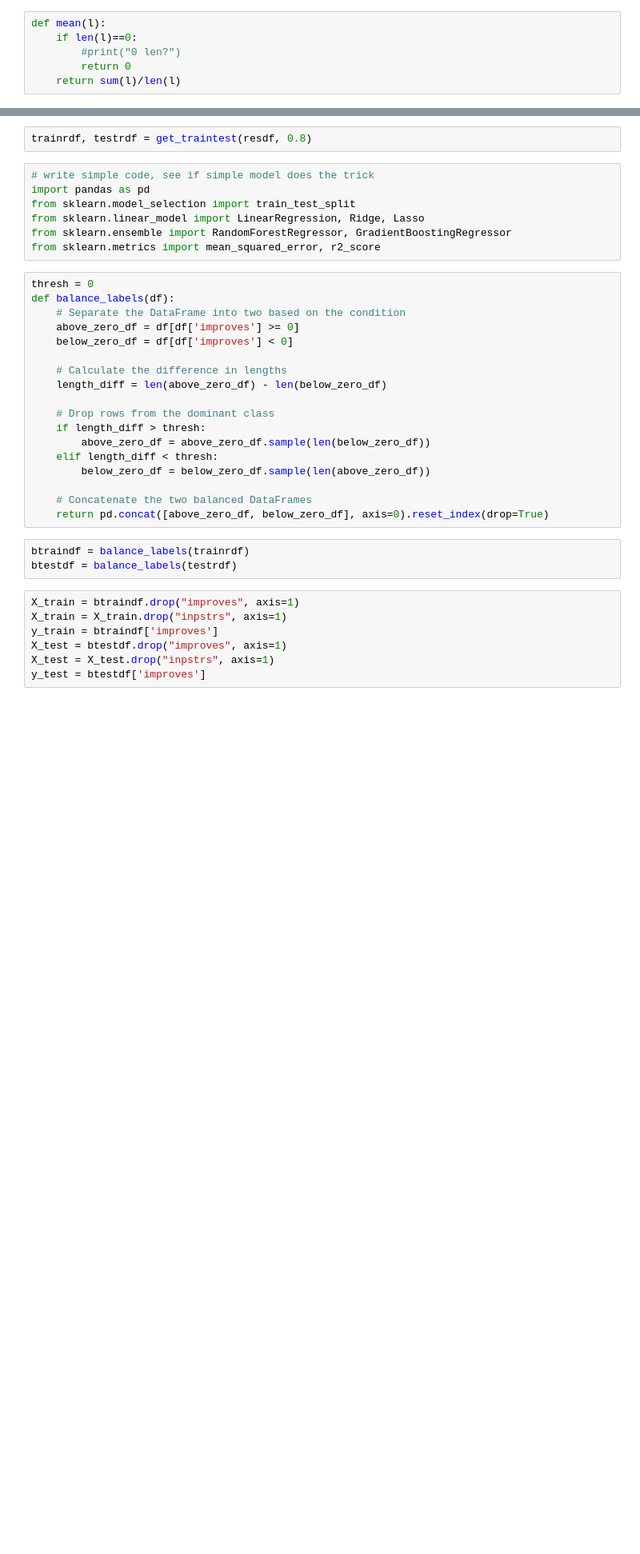
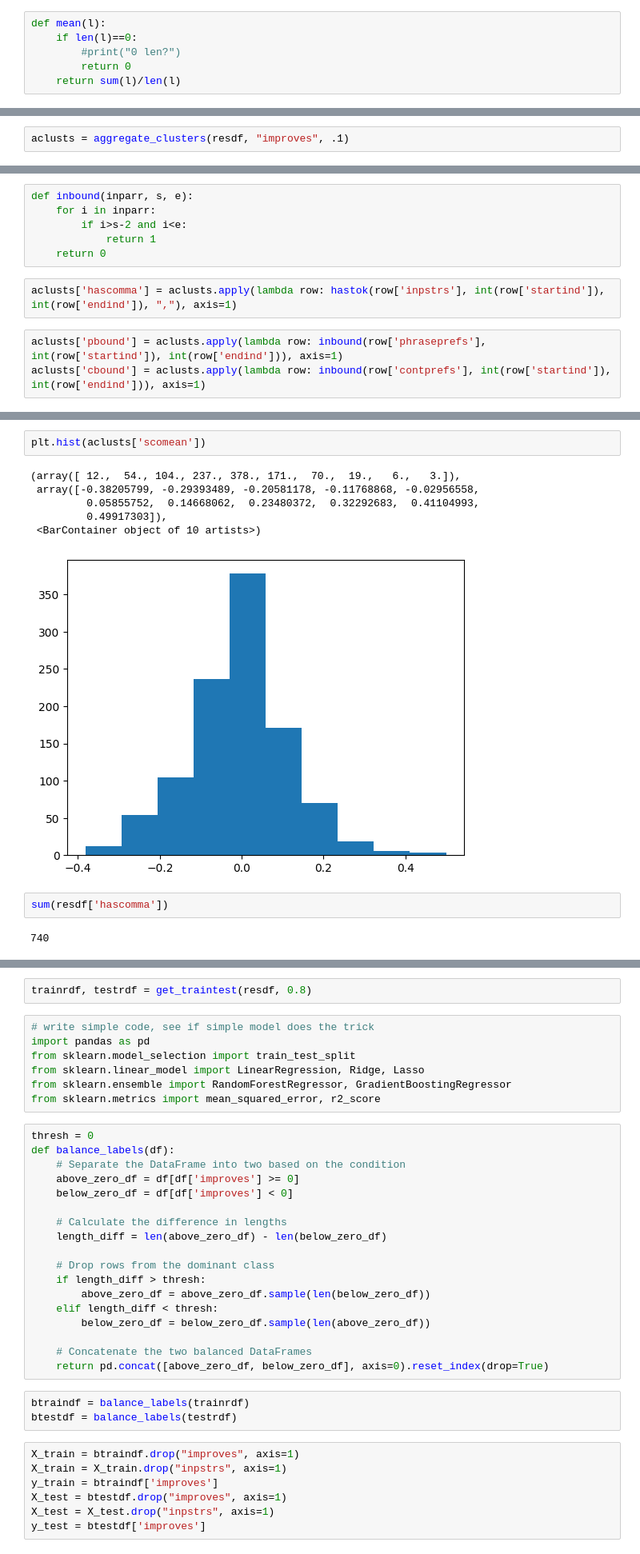
Before and after one commit to PrasannS/tfr-decoding, a Jupyter notebook: analyze_entropy.ipynb, the cells around one changed output, grey strips where cells are left out. Shown at 80% size. Drawn from its saved outputs; the diff is of its cells as text; blank space fills up the shorter version.

```diff
--- a/analyze_entropy.ipynb
+++ b/analyze_entropy.ipynb
@@ -185,0 +104,2 @@ resdf
+# %%
+aclusts = aggregate_clusters(resdf, "improves", .1)
@@ -185,0 +122,11 @@ resdf
+# %%
+def inbound(inparr, s, e):
+    for i in inparr:
+        if i>s-2 and i<e:
+            return 1
+    return 0
+# %%
+aclusts['hascomma'] = aclusts.apply(lambda row: hastok(row['inpstrs'], int(row['startind']), int(row['endind']), ","), axis=1)
+# %%
+aclusts['pbound'] = aclusts.apply(lambda row: inbound(row['phraseprefs'], int(row['startind']), int(row['endind'])), axis=1)
+aclusts['cbound'] = aclusts.apply(lambda row: inbound(row['contprefs'], int(row['startind']), int(row['endind'])), axis=1)
@@ -185,0 +150,13 @@ resdf
+# %%
+plt.hist(aclusts['scomean'])
+# %% [output]
+(array([ 12.,  54., 104., 237., 378., 171.,  70.,  19.,   6.,   3.]),
+ array([-0.38205799, -0.29393489, -0.20581178, -0.11768868, -0.02956558,
+         0.05855752,  0.14668062,  0.23480372,  0.32292683,  0.41104993,
+         0.49917303]),
+ <BarContainer object of 10 artists>)
+[figure, added]
+# %%
+sum(resdf['hascomma'])
+# %% [output]
+740
```
Also changed, not shown: parts of 63 cells of this notebook, 15 other files.
